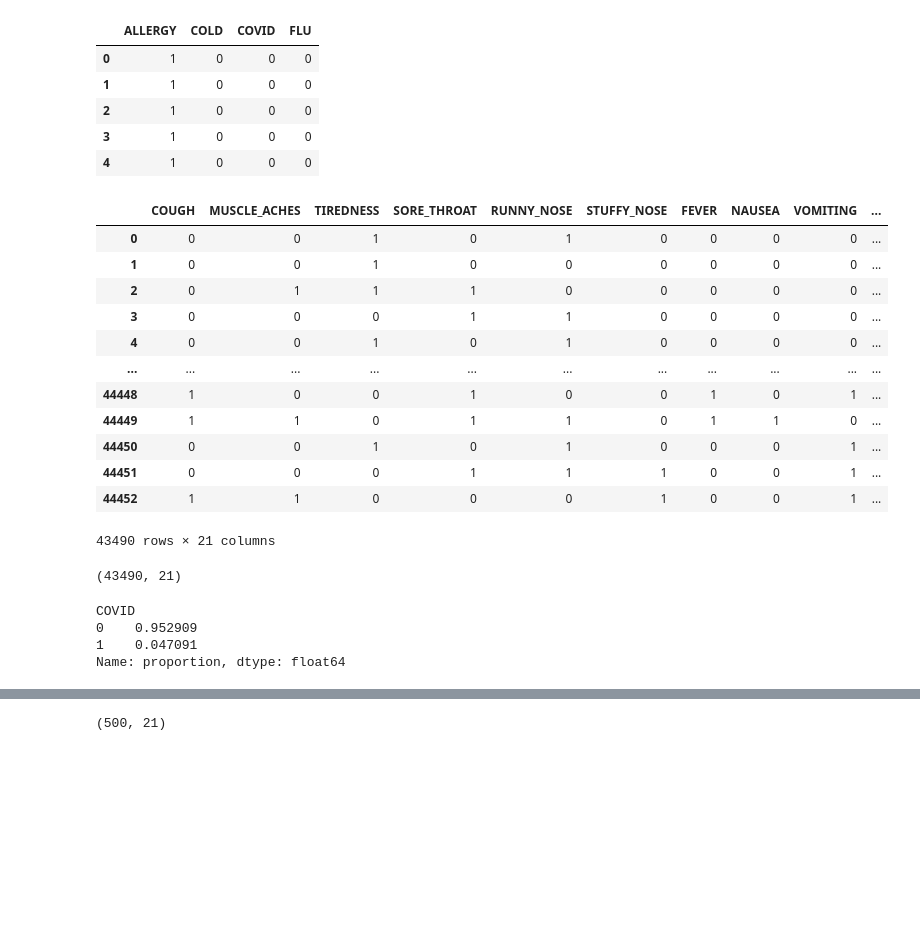
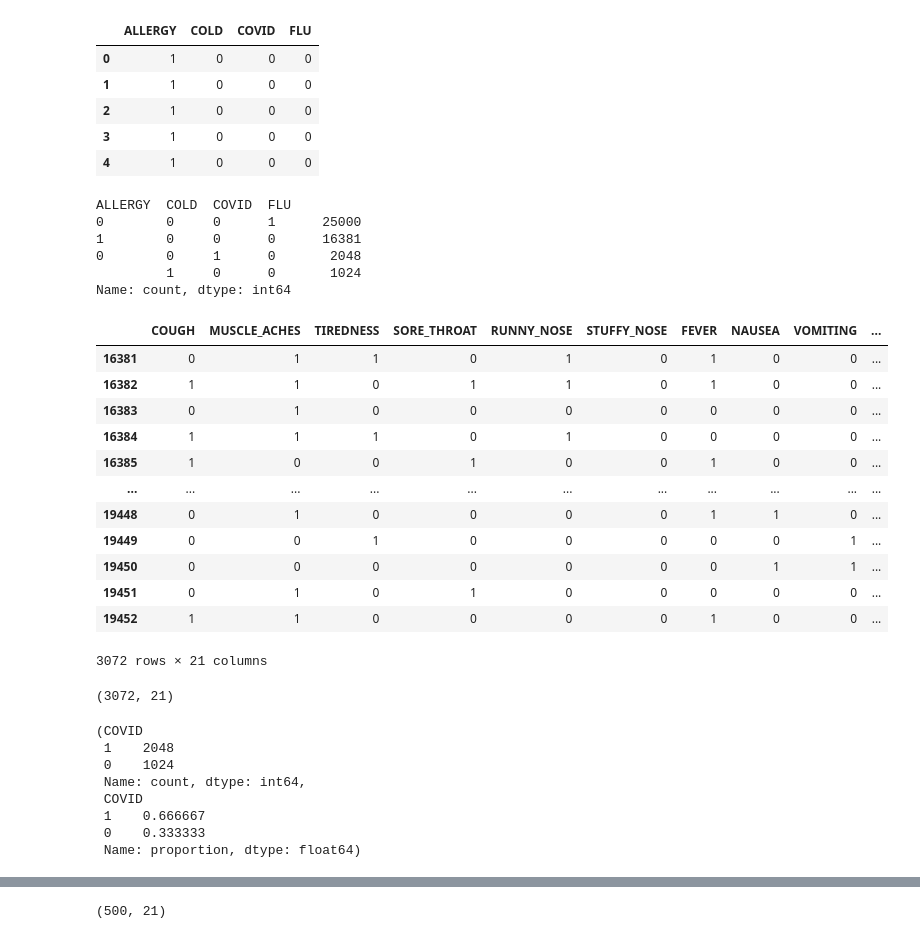
Before and after one commit to Moonyflay/BigHW-LazyFCA-SK, a Jupyter notebook: Big_HW_cfc.ipynb, the cells around one changed output, grey strips where cells are left out. Saved outputs shown, nothing was run; the diff lists cells and outputs as text; code cells hidden in the pictures; blank space fills up the shorter version.

```diff
--- a/Big_HW_cfc.ipynb
+++ b/Big_HW_cfc.ipynb
@@ -62,33 +62,47 @@ one_hot.head()
 | 2 | 1 | 0 | 0 | 0 |
 | 3 | 1 | 0 | 0 | 0 |
 | 4 | 1 | 0 | 0 | 0 |
+# %%
+one_hot.value_counts()
+# %% [output]
+ALLERGY  COLD  COVID  FLU
+0        0     0      1      25000
+1        0     0      0      16381
+0        0     1      0       2048
+         1     0      0       1024
+Name: count, dtype: int64
 # %%
 data_cfc['COVID'] = one_hot['COVID']
 data_cfc = data_cfc.drop(labels=['TYPE'], axis=1)
+data_cfc = data_cfc[(one_hot.COLD == 1) | (one_hot.COVID == 1)]
 data_cfc.drop_duplicates(inplace=True)
 data_cfc
 # %% [output]
 |  | COUGH | MUSCLE_ACHES | TIREDNESS | SORE_THROAT | RUNNY_NOSE | STUFFY_NOSE | FEVER | NAUSEA | VOMITING | ... |
-| 0 | 0 | 0 | 1 | 0 | 1 | 0 | 0 | 0 | 0 | ... |
-| 1 | 0 | 0 | 1 | 0 | 0 | 0 | 0 | 0 | 0 | ... |
-| 2 | 0 | 1 | 1 | 1 | 0 | 0 | 0 | 0 | 0 | ... |
-| 3 | 0 | 0 | 0 | 1 | 1 | 0 | 0 | 0 | 0 | ... |
-| 4 | 0 | 0 | 1 | 0 | 1 | 0 | 0 | 0 | 0 | ... |
+| 16381 | 0 | 1 | 1 | 0 | 1 | 0 | 1 | 0 | 0 | ... |
+| 16382 | 1 | 1 | 0 | 1 | 1 | 0 | 1 | 0 | 0 | ... |
+| 16383 | 0 | 1 | 0 | 0 | 0 | 0 | 0 | 0 | 0 | ... |
+| 16384 | 1 | 1 | 1 | 0 | 1 | 0 | 0 | 0 | 0 | ... |
+| 16385 | 1 | 0 | 0 | 1 | 0 | 0 | 1 | 0 | 0 | ... |
 | ... | ... | ... | ... | ... | ... | ... | ... | ... | ... | ... |
-| 44448 | 1 | 0 | 0 | 1 | 0 | 0 | 1 | 0 | 1 | ... |
-| 44449 | 1 | 1 | 0 | 1 | 1 | 0 | 1 | 1 | 0 | ... |
-| 44450 | 0 | 0 | 1 | 0 | 1 | 0 | 0 | 0 | 1 | ... |
-| 44451 | 0 | 0 | 0 | 1 | 1 | 1 | 0 | 0 | 1 | ... |
-| 44452 | 1 | 1 | 0 | 0 | 0 | 1 | 0 | 0 | 1 | ... |
+| 19448 | 0 | 1 | 0 | 0 | 0 | 0 | 1 | 1 | 0 | ... |
+| 19449 | 0 | 0 | 1 | 0 | 0 | 0 | 0 | 0 | 1 | ... |
+| 19450 | 0 | 0 | 0 | 0 | 0 | 0 | 0 | 1 | 1 | ... |
+| 19451 | 0 | 1 | 0 | 1 | 0 | 0 | 0 | 0 | 0 | ... |
+| 19452 | 1 | 1 | 0 | 0 | 0 | 0 | 1 | 0 | 0 | ... |
-43490 rows × 21 columns
+3072 rows × 21 columns
 # %%
 data_cfc.shape
 # %% [output]
-(43490, 21)
+(3072, 21)
 # %%
-data_cfc.COVID.value_counts(normalize=True)
+data_cfc.COVID.value_counts(), data_cfc.COVID.value_counts(normalize=True)
 # %% [output]
-COVID
-0    0.952909
-1    0.047091
-Name: proportion, dtype: float64
+(COVID
+ 1    2048
+ 0    1024
+ Name: count, dtype: int64,
+ COVID
+ 1    0.666667
+ 0    0.333333
+ Name: proportion, dtype: float64)
```
Also changed, not shown: parts of 52 cells of this notebook, 3 other files.
